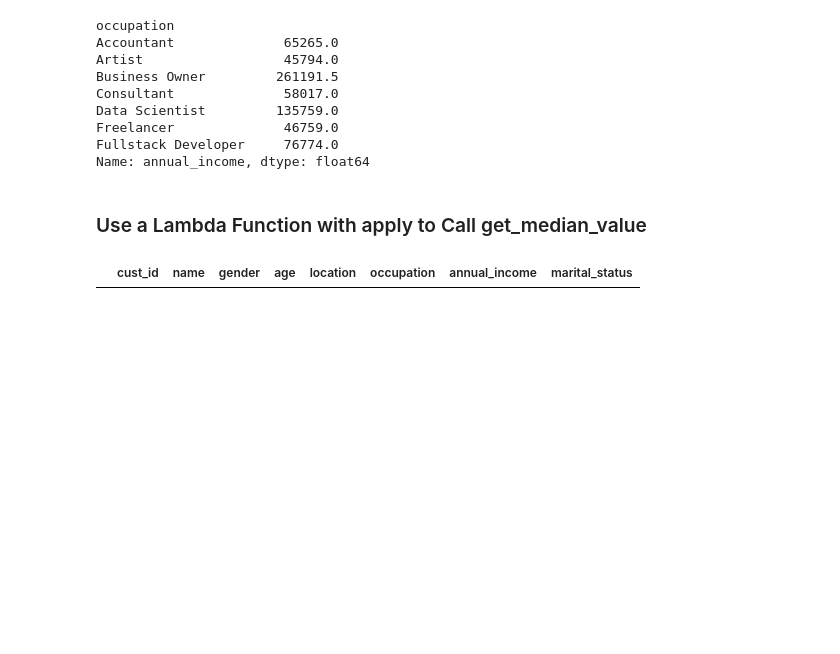
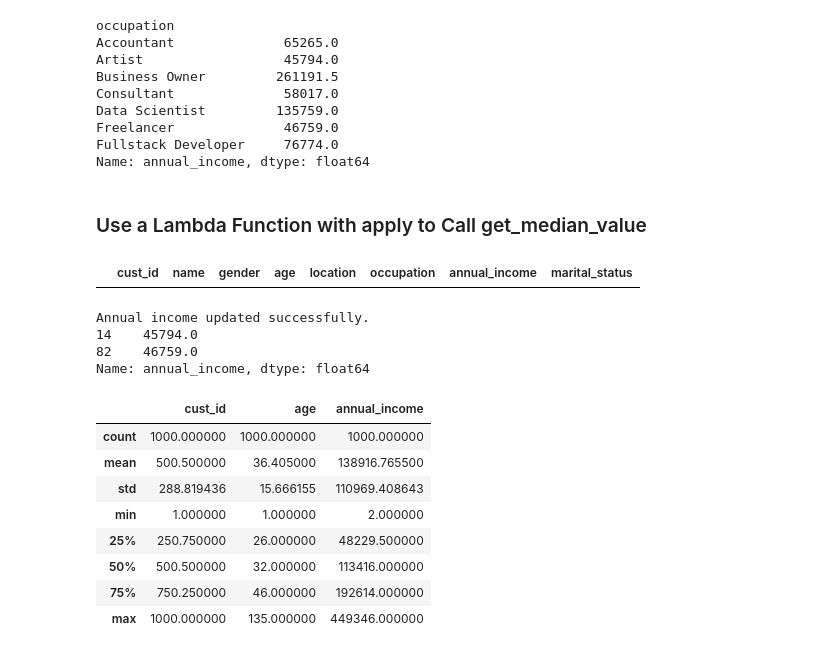
Before and after one commit to ashishjadhav123/AtliQo-Bank-Credit-Card-Launch, a Jupyter notebook: AtliQo Bank Phase1.ipynb, the cells around one changed output. Drawn from its saved outputs; the diff is of its cells as text; code cells hidden in the pictures; blank space fills up the shorter version.

```diff
--- a/AtliQo Bank Phase1.ipynb
+++ b/AtliQo Bank Phase1.ipynb
@@ -105,3 +105,24 @@ df_customer['annual_income'] = df_customer.apply(lambda row: occupation_wise_med
 df_customer.loc[df_customer['annual_income'].isnull()].head()
 # %% [output]
 |  | cust_id | name | gender | age | location | occupation | annual_income | marital_status |
+# %%
+print("Annual income updated successfully.")
+# print(df_customer.iloc[14]['annual_income'], df_customer.iloc[82]['annual_income'])
+print(df_customer.iloc[[14, 82]]['annual_income'])
+# %% [output]
+Annual income updated successfully.
+14    45794.0
+82    46759.0
+Name: annual_income, dtype: float64
+# %%
+df_customer.describe()
+# %% [output]
+|  | cust_id | age | annual_income |
+| count | 1000.000000 | 1000.000000 | 1000.000000 |
+| mean | 500.500000 | 36.405000 | 138916.765500 |
+| std | 288.819436 | 15.666155 | 110969.408643 |
+| min | 1.000000 | 1.000000 | 2.000000 |
+| 25% | 250.750000 | 26.000000 | 48229.500000 |
+| 50% | 500.500000 | 32.000000 | 113416.000000 |
+| 75% | 750.250000 | 46.000000 | 192614.000000 |
+| max | 1000.000000 | 135.000000 | 449346.000000 |
```
Also changed, not shown: parts of 3 cells of this notebook.
